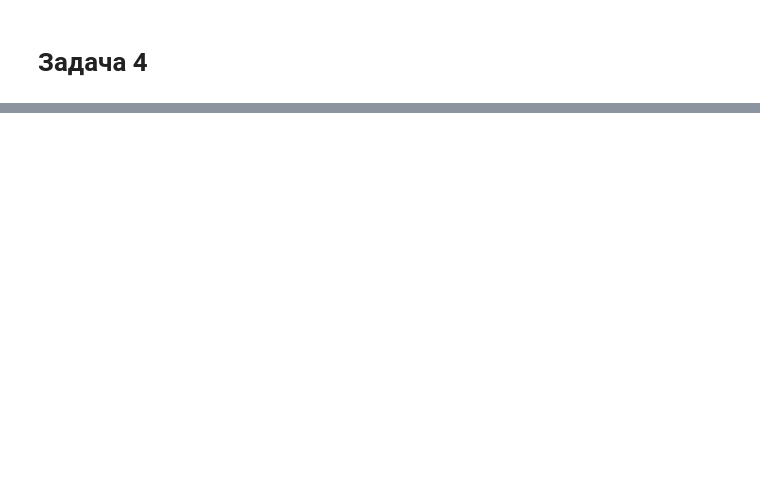
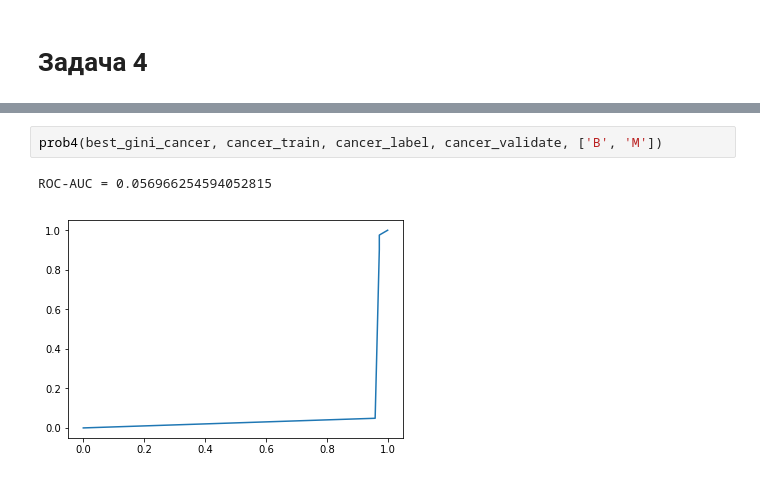
Before and after one commit to isheshukov/bioinf-ml, a Jupyter notebook: hw3/hw3.ipynb, the cells around one changed output, grey strips where cells are left out. Cells and saved outputs as stored; diff of their text form; blank space fills up the shorter version.

```diff
--- a/hw3/hw3.ipynb
+++ b/hw3/hw3.ipynb
@@ -238,0 +329,5 @@ Depth 6 - 0.3684210526315789
+# %%
+prob4(best_gini_cancer, cancer_train, cancer_label, cancer_validate, ['B', 'M'])
+# %% [output]
+ROC-AUC = 0.056966254594052815
+[figure, added]
```
Also changed, not shown: parts of 15 cells of this notebook.
